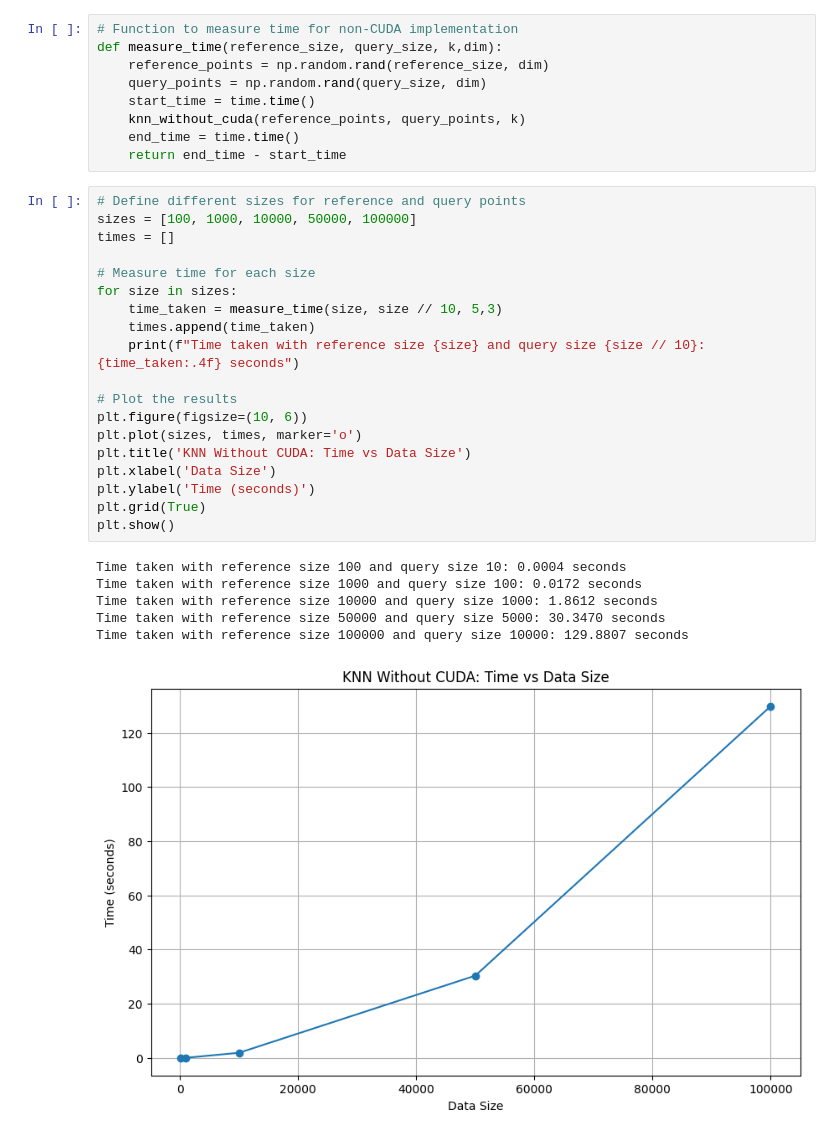
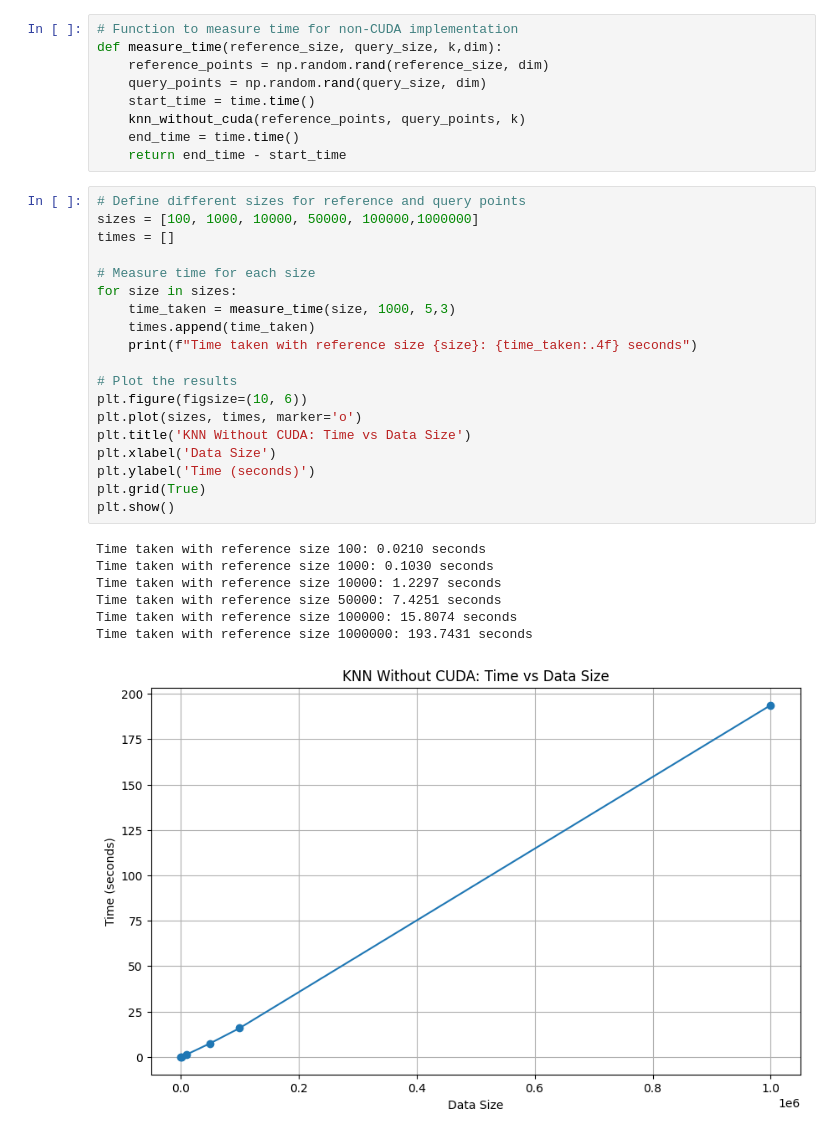
Before and after one commit to hebaashraf21/KNN_K-means_PCA_CUDA_Implementation, a Jupyter notebook: knn/knn_cpu.ipynb, the cells around one changed output. Drawn from its saved outputs; the diff is of its cells as text.

```diff
--- a/knn/knn_cpu.ipynb
+++ b/knn/knn_cpu.ipynb
@@ -23,27 +23,28 @@ def measure_time(reference_size, query_size, k,dim):
     return end_time - start_time
 # %%
 # Define different sizes for reference and query points
-sizes = [100, 1000, 10000, 50000, 100000]
+sizes = [100, 1000, 10000, 50000, 100000,1000000]
 times = []
 
 # Measure time for each size
 for size in sizes:
-    time_taken = measure_time(size, size // 10, 5,3)
+    time_taken = measure_time(size, 1000, 5,3)
     times.append(time_taken)
-    print(f"Time taken with reference size {size} and query size {size // 10}: {time_taken:.4f} seconds")
+    print(f"Time taken with reference size {size}: {time_taken:.4f} seconds")
 
 # Plot the results
 plt.figure(figsize=(10, 6))
 plt.plot(sizes, times, marker='o')
 plt.title('KNN Without CUDA: Time vs Data Size')
 plt.xlabel('Data Size')
 plt.ylabel('Time (seconds)')
 plt.grid(True)
 plt.show()
 # %% [output]
-Time taken with reference size 100 and query size 10: 0.0004 seconds
-Time taken with reference size 1000 and query size 100: 0.0172 seconds
-Time taken with reference size 10000 and query size 1000: 1.8612 seconds
-Time taken with reference size 50000 and query size 5000: 30.3470 seconds
-Time taken with reference size 100000 and query size 10000: 129.8807 seconds
+Time taken with reference size 100: 0.0210 seconds
+Time taken with reference size 1000: 0.1030 seconds
+Time taken with reference size 10000: 1.2297 seconds
+Time taken with reference size 50000: 7.4251 seconds
+Time taken with reference size 100000: 15.8074 seconds
+Time taken with reference size 1000000: 193.7431 seconds
-[figure, old version]
+[figure, new version]
```
Also changed, not shown: parts of 1 cell of this notebook.
